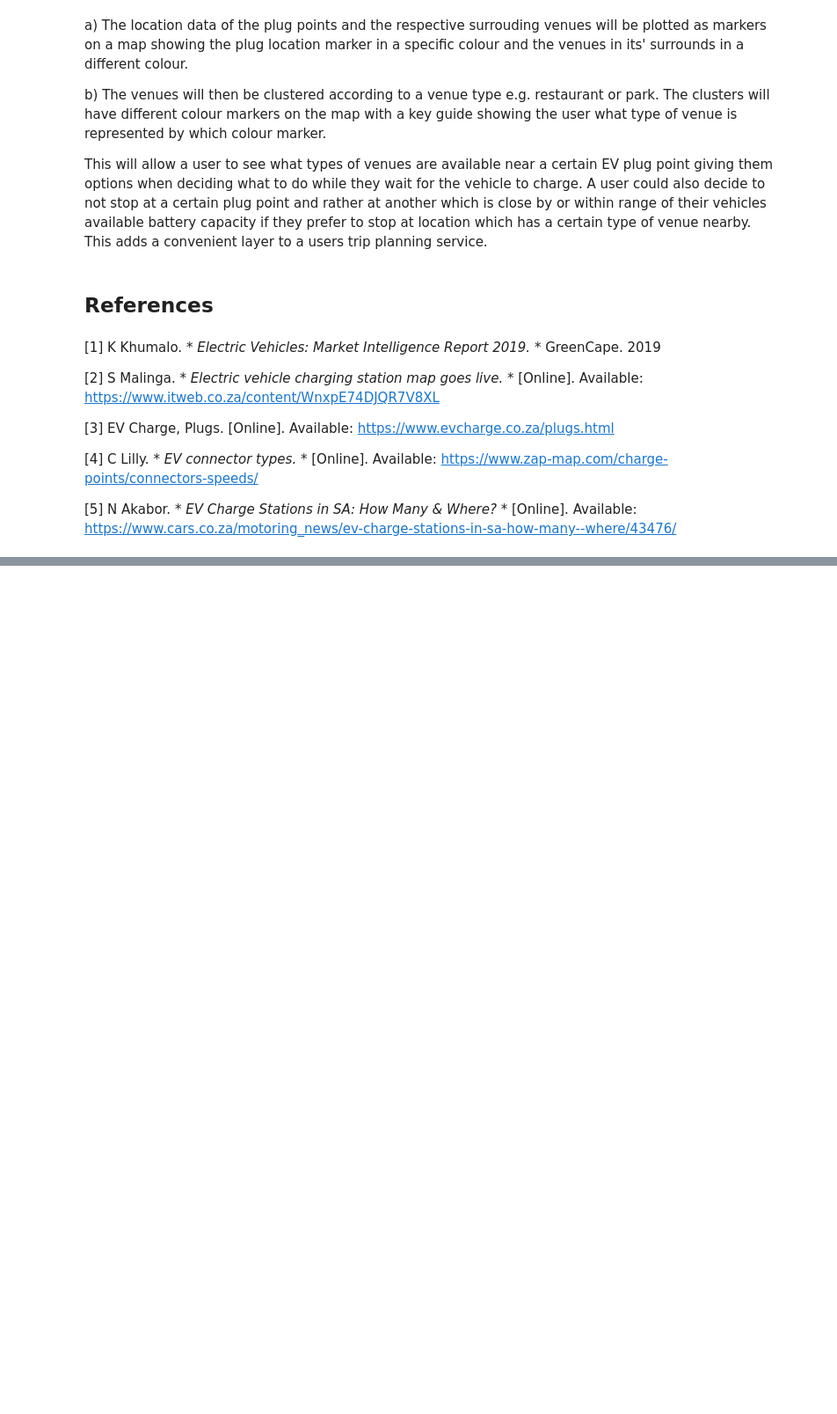
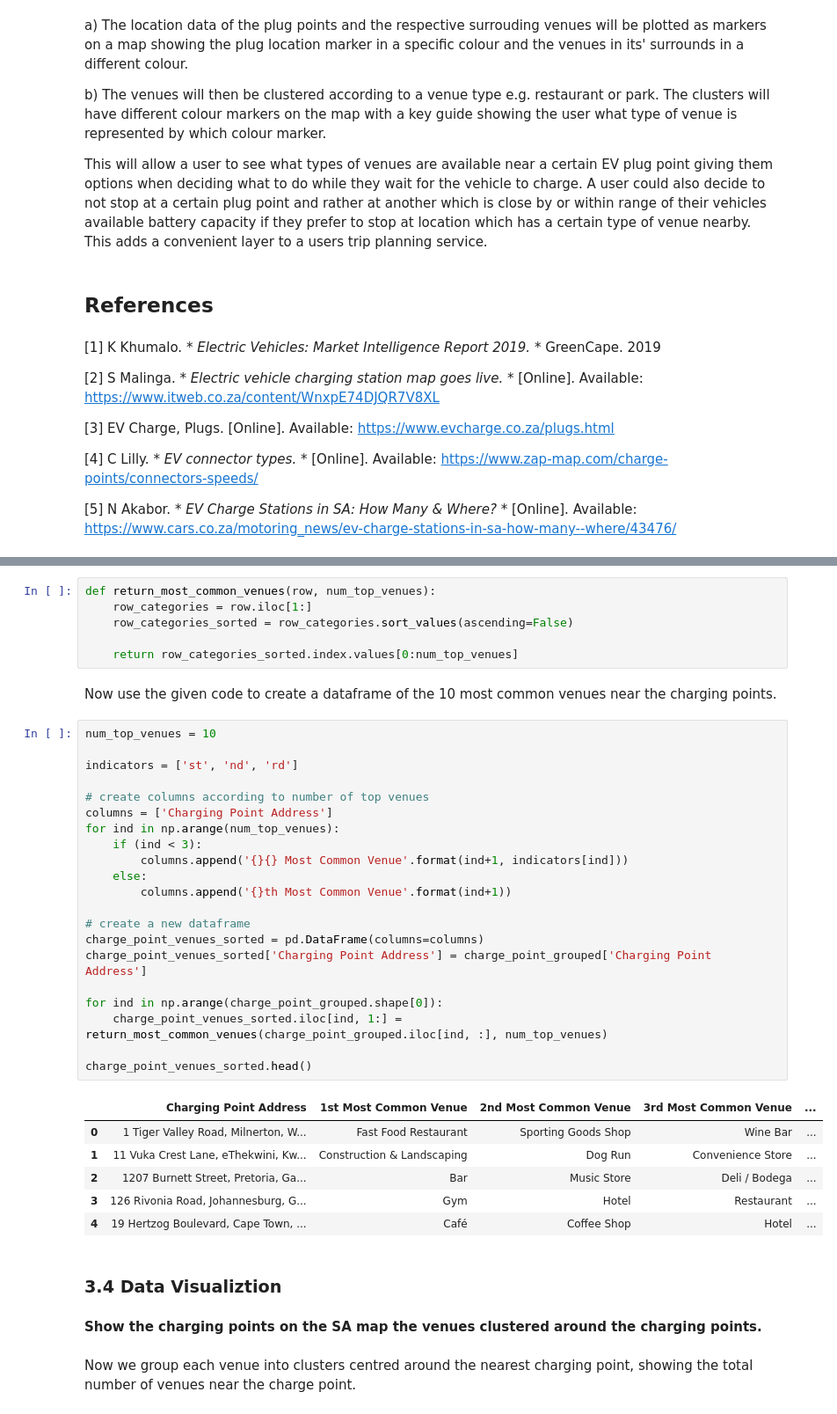
Before and after one commit to VuyoD/Cousera_Capstone, a Jupyter notebook: Capstone Project.ipynb, the cells around one changed output, grey strips where cells are left out. Shown: that part at 88% size. Drawn from its saved outputs; the diff is of its cells as text; blank space fills up the shorter version.

```diff
--- a/Capstone Project.ipynb
+++ b/Capstone Project.ipynb
@@ -40,0 +343,42 @@ This will allow a user to see what types of venues are available near a certain
+# %%
+def return_most_common_venues(row, num_top_venues):
+    row_categories = row.iloc[1:]
+    row_categories_sorted = row_categories.sort_values(ascending=False)
+
+    return row_categories_sorted.index.values[0:num_top_venues]
+# %% [markdown]
+Now use the given code to create a dataframe of the 10 most common venues near the charging points.
+# %%
+num_top_venues = 10
+
+indicators = ['st', 'nd', 'rd']
+
+# create columns according to number of top venues
+columns = ['Charging Point Address']
+for ind in np.arange(num_top_venues):
+    if (ind < 3):
+        columns.append('{}{} Most Common Venue'.format(ind+1, indicators[ind]))
+    else:
+        columns.append('{}th Most Common Venue'.format(ind+1))
+
+# create a new dataframe
+charge_point_venues_sorted = pd.DataFrame(columns=columns)
+charge_point_venues_sorted['Charging Point Address'] = charge_point_grouped['Charging Point Address']
+
+for ind in np.arange(charge_point_grouped.shape[0]):
+    charge_point_venues_sorted.iloc[ind, 1:] = return_most_common_venues(charge_point_grouped.iloc[ind, :], num_top_venues)
+
+charge_point_venues_sorted.head()
+# %% [output]
+|  | Charging Point Address | 1st Most Common Venue | 2nd Most Common Venue | 3rd Most Common Venue | ... |
+| 0 | 1 Tiger Valley Road, Milnerton, W... | Fast Food Restaurant | Sporting Goods Shop | Wine Bar | ... |
+| 1 | 11 Vuka Crest Lane, eThekwini, Kw... | Construction & Landscaping | Dog Run | Convenience Store | ... |
+| 2 | 1207 Burnett Street, Pretoria, Ga... | Bar | Music Store | Deli / Bodega | ... |
+| 3 | 126 Rivonia Road, Johannesburg, G... | Gym | Hotel | Restaurant | ... |
+| 4 | 19 Hertzog Boulevard, Cape Town, ... | Café | Coffee Shop | Hotel | ... |
+# %% [markdown]
+### 3.4 Data Visualiztion
+# %% [markdown]
+**Show the charging points on the SA map the venues clustered around the charging points.**
+# %% [markdown]
+Now we group each venue into clusters centred around the nearest charging point, showing the total number of venues near the charge point.
```
Also changed, not shown: parts of 40 cells of this notebook.
